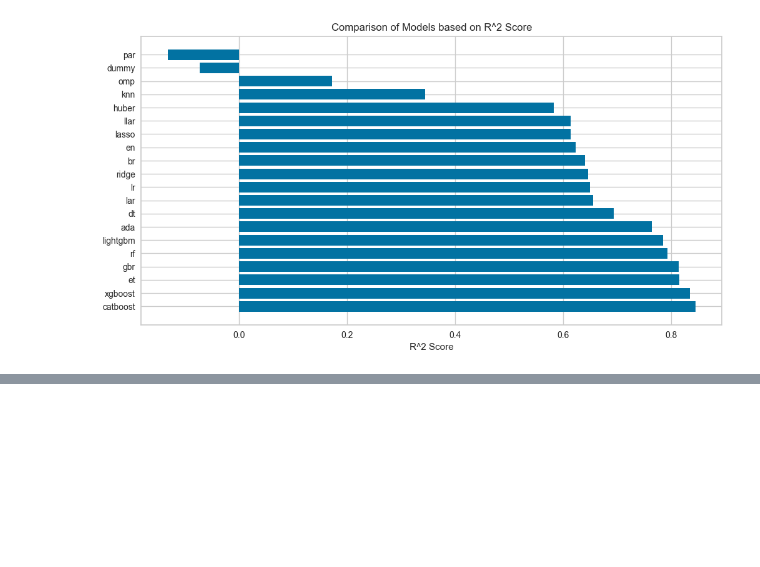
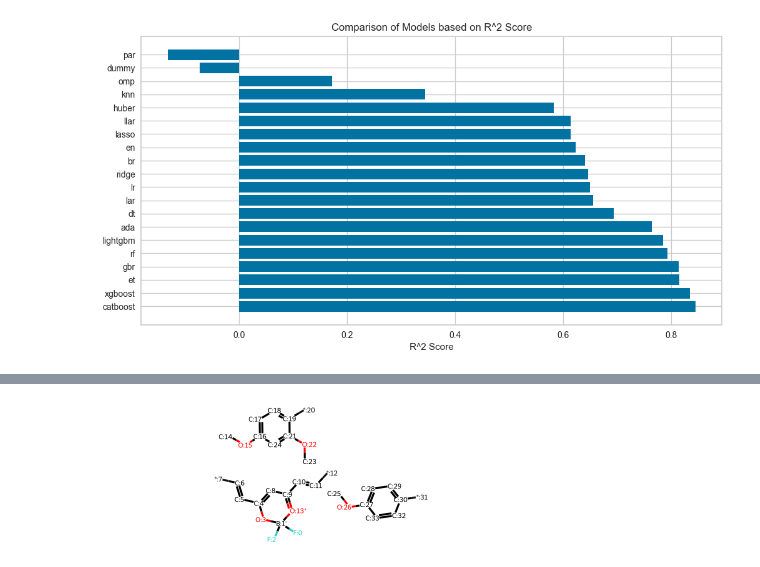
Before and after one commit to chamodpeiris/Curcumin_BendGap_Cheminfo, a Jupyter notebook: Cucumines/RDKIT/RDKIT_tutorial.ipynb, the cells around one changed output, grey strips where cells are left out. Saved outputs shown, nothing was run; the diff lists cells and outputs as text; code cells hidden in the pictures; blank space fills up the shorter version.

```diff
--- a/Cucumines/RDKIT/RDKIT_tutorial.ipynb
+++ b/Cucumines/RDKIT/RDKIT_tutorial.ipynb
@@ -245,0 +376,15 @@ par       0.5458  0.3771     0.004
+# %%
+def mol_with_atom_and_molecule_index(mol):
+
+    for idx in range(mol.GetNumAtoms()):
+        mol.GetAtomWithIdx(idx).SetProp(
+            'molAtomMapNumber',
+            str(mol.GetAtomWithIdx(idx).GetIdx())
+        )
+
+    return mol
+
+mol_with_atom_and_molecule_index(combo)
+combo
+# %% [output]
+[figure, added]
```
Also changed, not shown: parts of 9 cells of this notebook, 1 other file.
